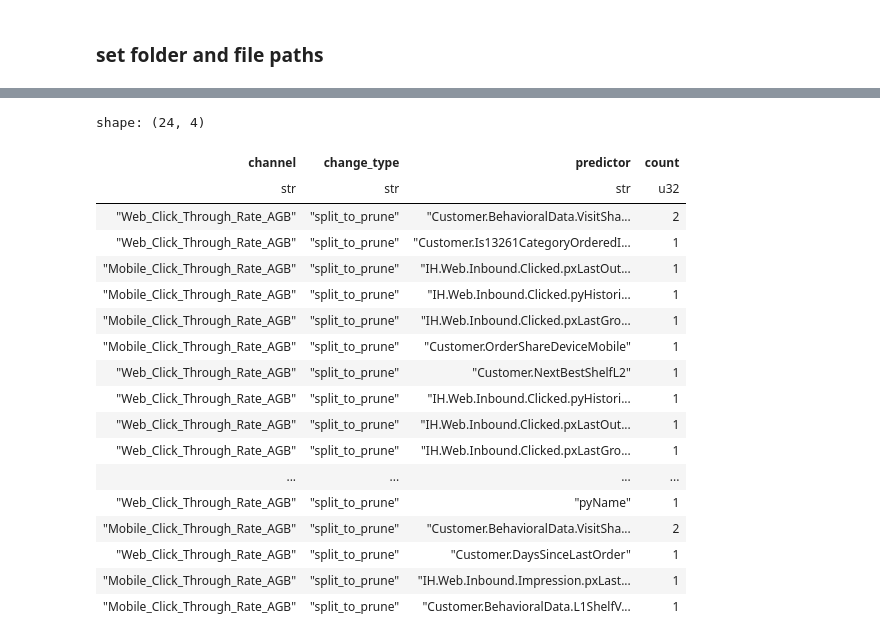
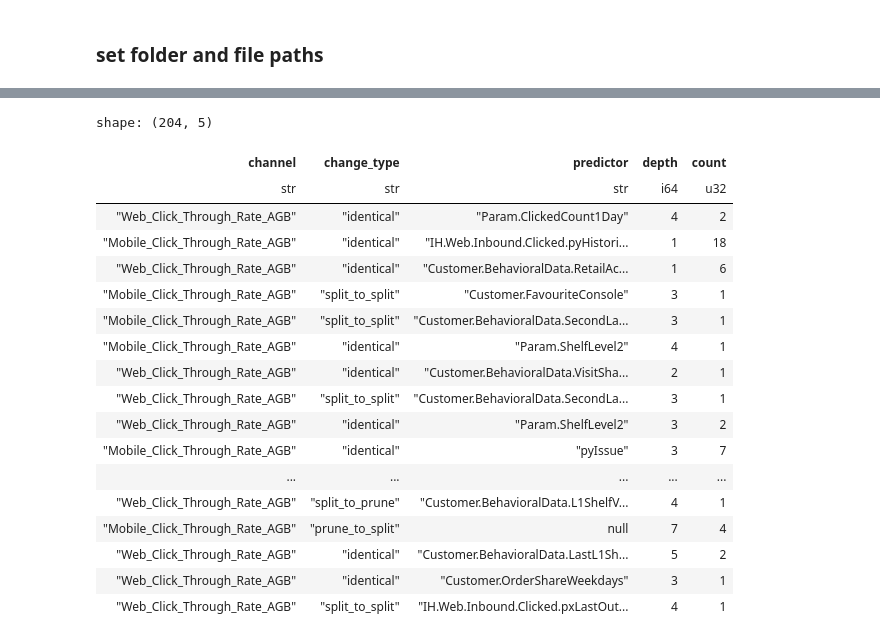
Before and after one commit to shaniyahassanali/pega-datascientist-tools, a Jupyter notebook: examples/datamart/TreeAnalysis.ipynb, the cells around one changed output, grey strips where cells are left out. Saved outputs shown, nothing was run; the diff lists cells and outputs as text; code cells hidden in the pictures.

```diff
--- a/examples/datamart/TreeAnalysis.ipynb
+++ b/examples/datamart/TreeAnalysis.ipynb
@@ -29,0 +52,7 @@ shape: (5, 15)
+# %%
+from enum import Enum
+CHANGE_TYPES = Enum('ChangeType', ['split_to_prune', 'split_to_split', 'prune_to_split', 'identical'])
+print(CHANGE_TYPES.split_to_prune.name)
+
+NODES = Enum('Nodes', ['node1', 'node2'])
+print(NODES.node1.name)
@@ -35,28 +123,28 @@ def run_query(query):
 # %%
-query = (
+query2 = (
     df
-    .filter(pl.col("change_type") == "split_to_prune")
-    .groupby(['channel', 'change_type', 'predictor'])
+    .filter(pl.col("node") == NODES.node1.name)
+    .groupby(['channel', 'change_type', 'predictor', 'depth'])
     .agg(pl.count())
 )
-run_query(query)
+run_query(query2)
 # %% [output]
-shape: (24, 4)
+shape: (204, 5)
-| channel | change_type | predictor | count |
-| str | str | str | u32 |
-| "Web_Click_Through_Rate_AGB" | "split_to_prune" | "Customer.BehavioralData.VisitSha... | 2 |
-| "Web_Click_Through_Rate_AGB" | "split_to_prune" | "Customer.Is13261CategoryOrderedI... | 1 |
-| "Mobile_Click_Through_Rate_AGB" | "split_to_prune" | "IH.Web.Inbound.Clicked.pxLastOut... | 1 |
-| "Mobile_Click_Through_Rate_AGB" | "split_to_prune" | "IH.Web.Inbound.Clicked.pyHistori... | 1 |
-| "Mobile_Click_Through_Rate_AGB" | "split_to_prune" | "IH.Web.Inbound.Clicked.pxLastGro... | 1 |
-| "Mobile_Click_Through_Rate_AGB" | "split_to_prune" | "Customer.OrderShareDeviceMobile" | 1 |
-| "Web_Click_Through_Rate_AGB" | "split_to_prune" | "Customer.NextBestShelfL2" | 1 |
-| "Web_Click_Through_Rate_AGB" | "split_to_prune" | "IH.Web.Inbound.Clicked.pyHistori... | 1 |
-| "Web_Click_Through_Rate_AGB" | "split_to_prune" | "IH.Web.Inbound.Clicked.pxLastOut... | 1 |
-| "Web_Click_Through_Rate_AGB" | "split_to_prune" | "IH.Web.Inbound.Clicked.pxLastGro... | 1 |
-| ... | ... | ... | ... |
-| "Web_Click_Through_Rate_AGB" | "split_to_prune" | "pyName" | 1 |
-| "Mobile_Click_Through_Rate_AGB" | "split_to_prune" | "Customer.BehavioralData.VisitSha... | 2 |
-| "Web_Click_Through_Rate_AGB" | "split_to_prune" | "Customer.DaysSinceLastOrder" | 1 |
-| "Mobile_Click_Through_Rate_AGB" | "split_to_prune" | "IH.Web.Inbound.Impression.pxLast... | 1 |
-| "Mobile_Click_Through_Rate_AGB" | "split_to_prune" | "Customer.BehavioralData.L1ShelfV... | 1 |
+| channel | change_type | predictor | depth | count |
+| str | str | str | i64 | u32 |
+| "Web_Click_Through_Rate_AGB" | "identical" | "Param.ClickedCount1Day" | 4 | 2 |
+| "Mobile_Click_Through_Rate_AGB" | "identical" | "IH.Web.Inbound.Clicked.pyHistori... | 1 | 18 |
+| "Web_Click_Through_Rate_AGB" | "identical" | "Customer.BehavioralData.RetailAc... | 1 | 6 |
+| "Mobile_Click_Through_Rate_AGB" | "split_to_split" | "Customer.FavouriteConsole" | 3 | 1 |
+| "Mobile_Click_Through_Rate_AGB" | "split_to_split" | "Customer.BehavioralData.SecondLa... | 3 | 1 |
+| "Mobile_Click_Through_Rate_AGB" | "identical" | "Param.ShelfLevel2" | 4 | 1 |
+| "Web_Click_Through_Rate_AGB" | "identical" | "Customer.BehavioralData.VisitSha... | 2 | 1 |
+| "Web_Click_Through_Rate_AGB" | "split_to_split" | "Customer.BehavioralData.SecondLa... | 3 | 1 |
+| "Web_Click_Through_Rate_AGB" | "identical" | "Param.ShelfLevel2" | 3 | 2 |
+| "Mobile_Click_Through_Rate_AGB" | "identical" | "pyIssue" | 3 | 7 |
+| ... | ... | ... | ... | ... |
+| "Web_Click_Through_Rate_AGB" | "split_to_prune" | "Customer.BehavioralData.L1ShelfV... | 4 | 1 |
+| "Mobile_Click_Through_Rate_AGB" | "prune_to_split" | null | 7 | 4 |
+| "Web_Click_Through_Rate_AGB" | "identical" | "Customer.BehavioralData.LastL1Sh... | 5 | 2 |
+| "Web_Click_Through_Rate_AGB" | "identical" | "Customer.OrderShareWeekdays" | 3 | 1 |
+| "Web_Click_Through_Rate_AGB" | "split_to_split" | "IH.Web.Inbound.Clicked.pxLastOut... | 4 | 1 |
```
Also changed, not shown: parts of 15 cells of this notebook, 2 other files.
